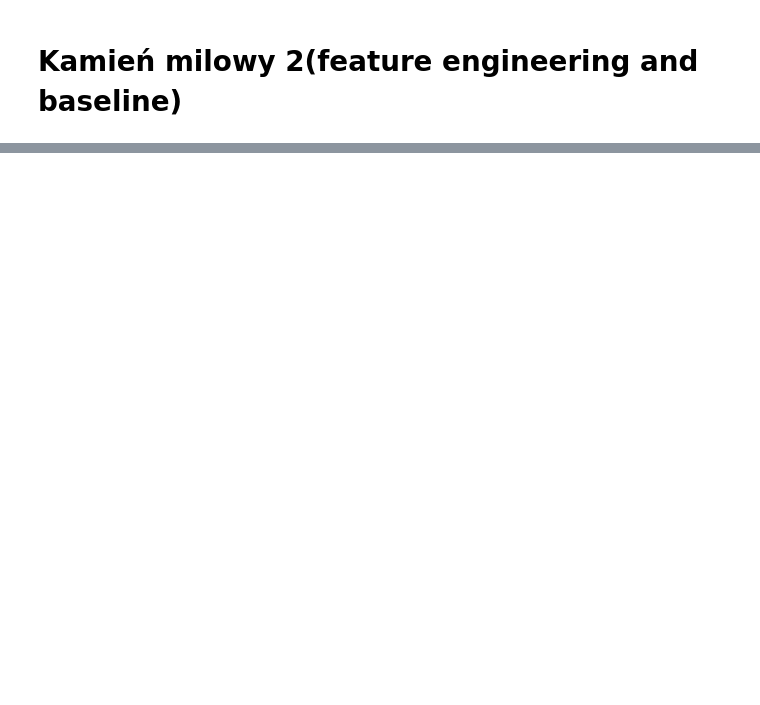
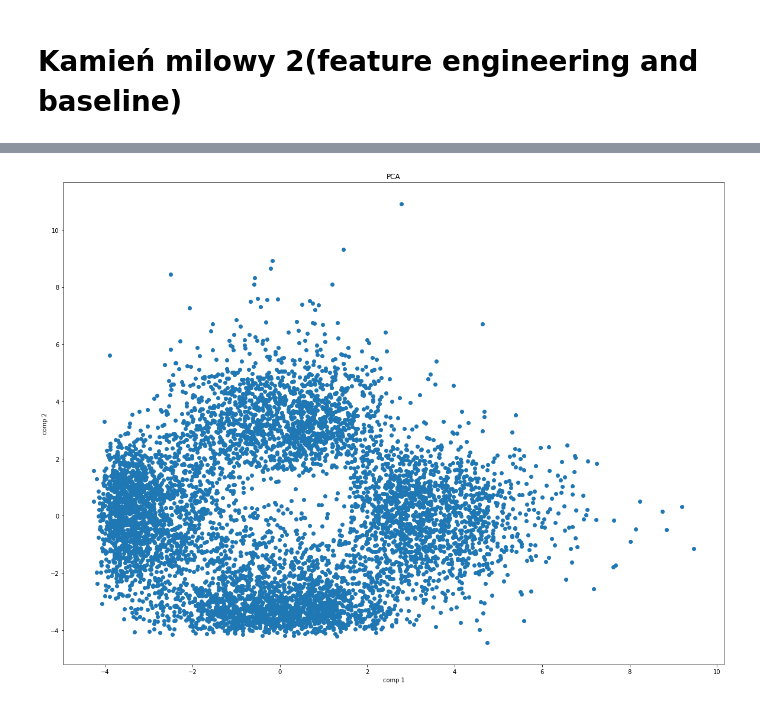
Before and after one commit to gekas145/WUM-2021-Projekty, a Jupyter notebook: Projekt2/feature_engineering_and_baseline.ipynb, the cells around one changed output, grey strips where cells are left out. Drawn from its saved outputs; the diff is of its cells as text; code cells hidden in the pictures; blank space fills up the shorter version.

```diff
--- a/Projekt2/feature_engineering_and_baseline.ipynb
+++ b/Projekt2/feature_engineering_and_baseline.ipynb
@@ -38,0 +64,15 @@ drop_correlated(data).head()
+# %%
+pca = PCA(n_components = 2)
+pca.fit(X_train)
+pca_comp = pca.transform(X_train)
+pca_comp = pca_comp.reshape(2, pca_comp.shape[0])
+
+plt.rcParams["figure.figsize"] = [20,15]
+plt.scatter(pca_comp[0], pca_comp[1])
+plt.xlabel("comp 1")
+plt.ylabel("comp 2")
+plt.title("PCA")
+plt.show()
+# widać 4 klastry(powinno być 6)
+# %% [output]
+[figure, added]
```
Also changed, not shown: parts of 9 cells of this notebook.
